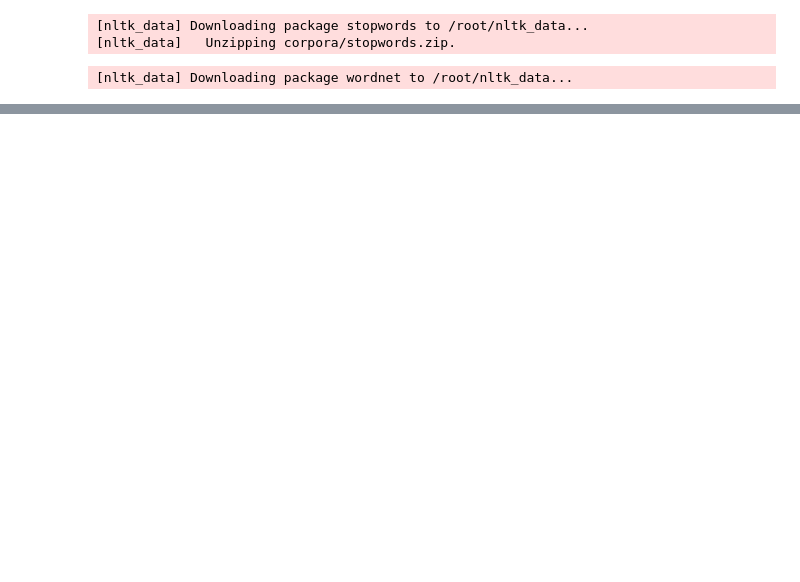
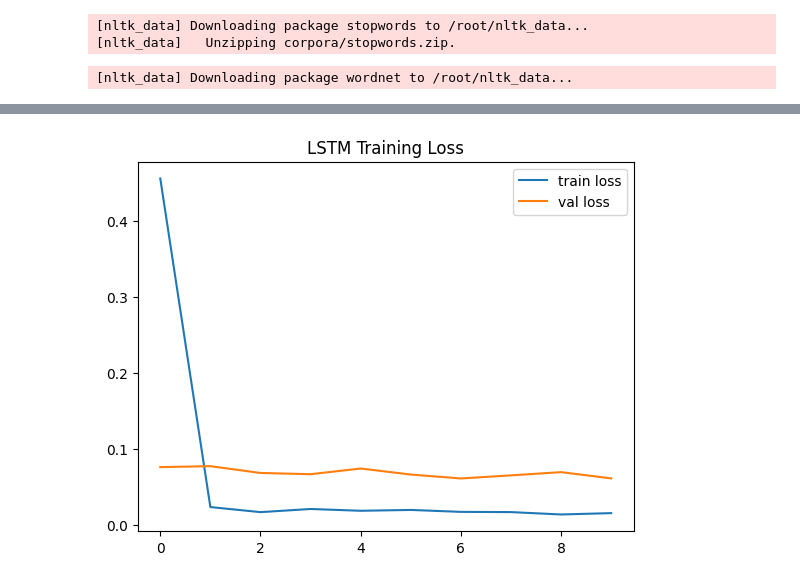
Before and after one commit to cit-24-01-0024/NLP_Group_24-, a Jupyter notebook: SENTISCOPE.ipynb, the cells around one changed output, grey strips where cells are left out. Drawn from its saved outputs; the diff is of its cells as text; code cells hidden in the pictures; blank space fills up the shorter version.

```diff
--- a/SENTISCOPE.ipynb
+++ b/SENTISCOPE.ipynb
@@ -193,0 +312,9 @@ X_res, y_res = ros.fit_resample(X_train, y_train)
+# %%
+from tensorflow.keras.preprocessing.text import Tokenizer
+from tensorflow.keras.preprocessing.sequence import pad_sequences
+
+tokenizer = Tokenizer(num_words=10000, oov_token='<OOV>')
+tokenizer.fit_on_texts(train_df['final_text'])
+
+X_train_seq = pad_sequences(tokenizer.texts_to_sequences(train_df['final_text']), maxlen=100)
+X_test_seq = pad_sequences(tokenizer.texts_to_sequences(test_df['final_text']), maxlen=100)
@@ -193,0 +355,13 @@ X_res, y_res = ros.fit_resample(X_train, y_train)
+# %%
+from tensorflow.keras.models import Sequential
+from tensorflow.keras.layers import Embedding, LSTM, Dense, Dropout
+
+model = Sequential([
+    Embedding(input_dim=10000, output_dim=64, input_length=100),
+    LSTM(64, dropout=0.2, recurrent_dropout=0.2),
+    Dense(32, activation='relu'),
+    Dropout(0.3),
+    Dense(3, activation='softmax')
+])
+model.compile(loss='sparse_categorical_crossentropy', optimizer='adam', metrics=['accuracy'])
+history = model.fit(X_train_seq, y_train, epochs=10, batch_size=32, validation_split=0.1)
@@ -193,0 +389,10 @@ X_res, y_res = ros.fit_resample(X_train, y_train)
+# %%
+import matplotlib.pyplot as plt
+
+plt.plot(history.history['loss'], label='train loss')
+plt.plot(history.history['val_loss'], label='val loss')
+plt.legend()
+plt.title('LSTM Training Loss')
+plt.show()
+# %% [output]
+[figure, added]
```
Also changed, not shown: parts of 24 cells of this notebook.
